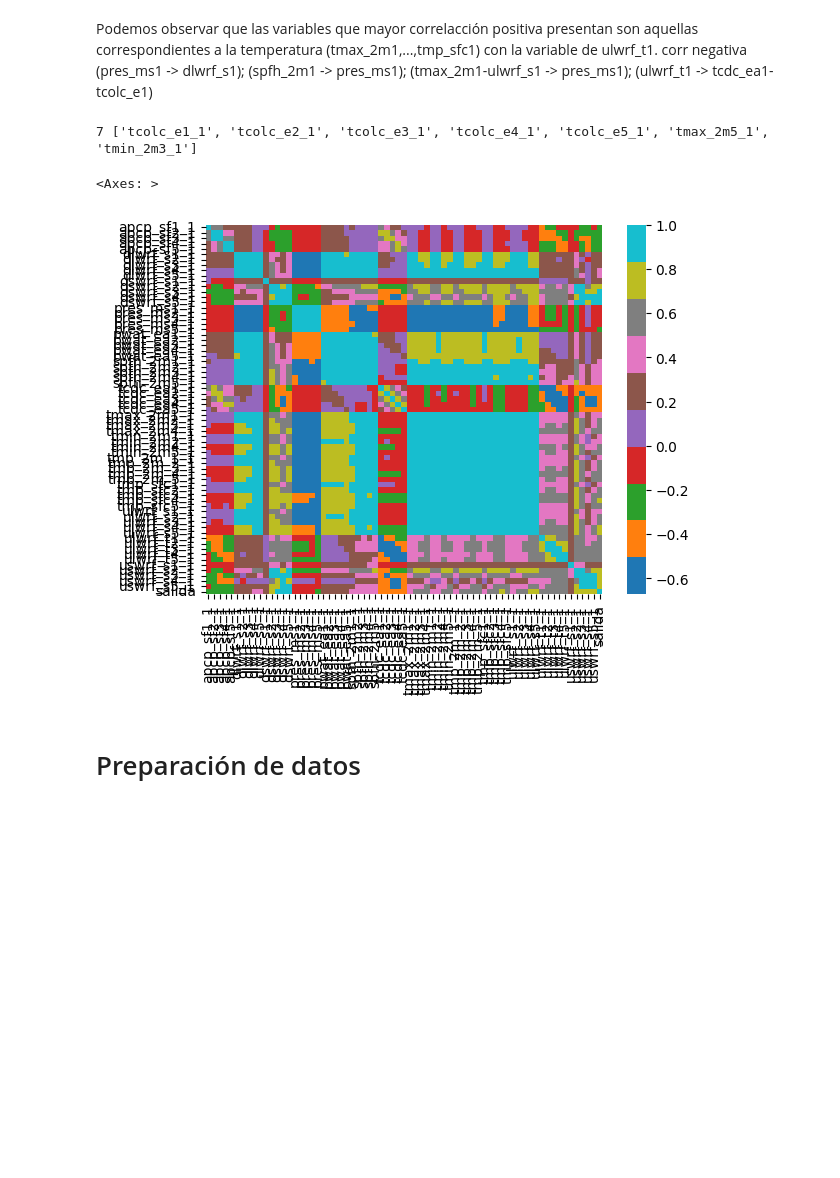
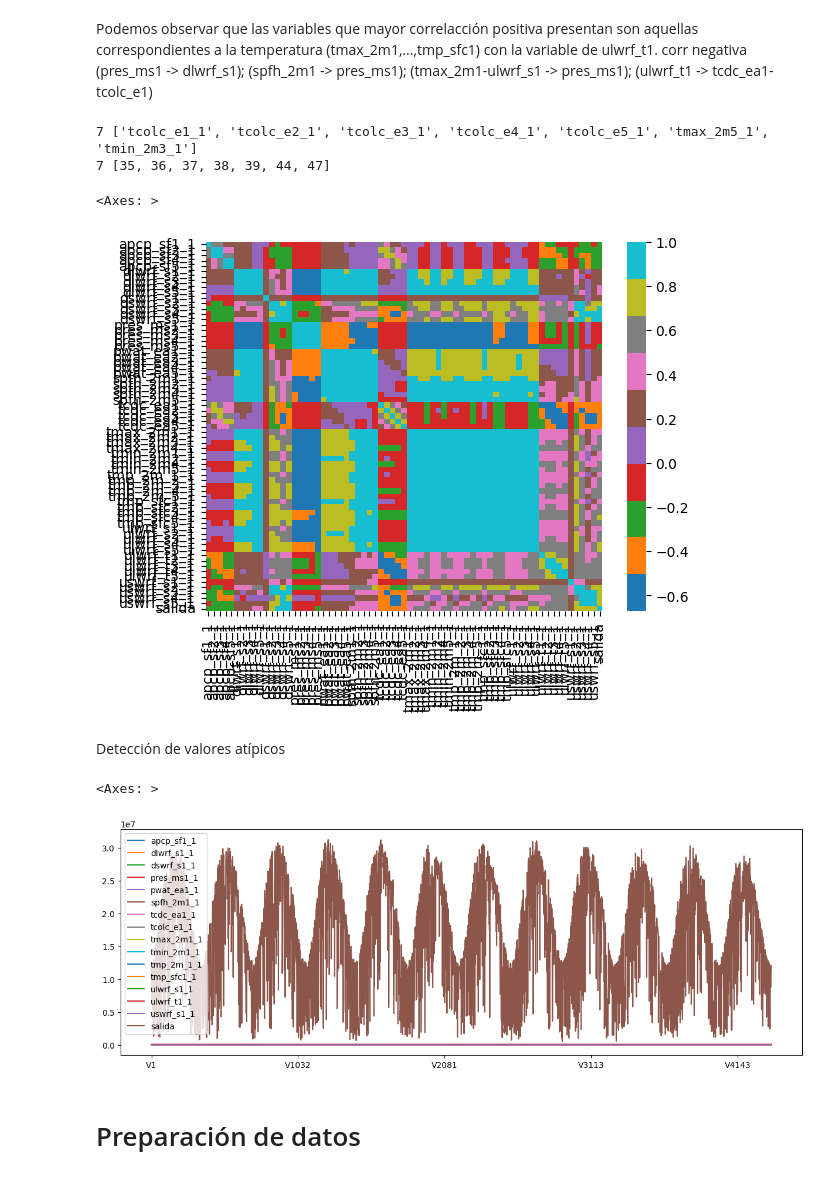
Before and after one commit to valentinacjim/PREDICCION-DE-LA-PRODUCCION-DE-ENERGIA-SOLAR, a Jupyter notebook: part1.ipynb, the cells around one changed output. Drawn from its saved outputs; the diff is of its cells as text; code cells hidden in the pictures; blank space fills up the shorter version.

```diff
--- a/part1.ipynb
+++ b/part1.ipynb
@@ -140,20 +117,44 @@ disp_df_corr = disp_df.copy()
 corr = disp_df_corr.corr()
 lower_tri = corr.where(np.tril(np.ones(corr.shape),k=-1).astype(bool))
 to_drop = []
+to_drop_num = []
 
 for field in lower_tri:
     for index, row in lower_tri.iterrows():
         if row[field] > 0.9995 or row[field] < -0.9995:
             if index not in to_drop:
                 to_drop.append(index)
+                #insert the numeric index of the column to drop
+                to_drop_num.append(disp_df.columns.get_loc(index))
                 disp_df_corr.drop(index, axis=1, inplace=True)
 print(len(to_drop),to_drop)
+print(len(to_drop_num),to_drop_num)
 
 sns.heatmap(disp_df_corr.corr(), xticklabels=disp_df_corr.columns, yticklabels=disp_df_corr.columns, cmap= "tab10")
 # %% [output]
 7 ['tcolc_e1_1', 'tcolc_e2_1', 'tcolc_e3_1', 'tcolc_e4_1', 'tcolc_e5_1', 'tmax_2m5_1', 'tmin_2m3_1']
+7 [35, 36, 37, 38, 39, 44, 47]
 <Axes: >
 [figure]
+# %% [markdown]
+Detección de valores atípicos
+# %%
+disp_df_wo_outliers = disp_df_eda.copy()
+
+disp_df_std = disp_df_wo_outliers.std()
+disp_df_mean = disp_df_wo_outliers.mean()
+anomaly_cut_off = disp_df_std * 2
+lower_limit  = disp_df_mean - anomaly_cut_off
+upper_limit = disp_df_mean + anomaly_cut_off
+
+for index, row in disp_df_wo_outliers.iterrows():
+    if row.iloc[0] < lower_limit.iloc[0] or row.iloc[0] > upper_limit.iloc[0]:
+        disp_df_wo_outliers.drop(index, inplace=True)
+
+disp_df_wo_outliers.plot(kind='line', figsize=(15, 5))
+# %% [output]
+<Axes: >
+[figure, new version]
 # %% [markdown]
 # Preparación de datos
 # %% [markdown]
```
Also changed, not shown: parts of 77 cells of this notebook, 2 other files.
